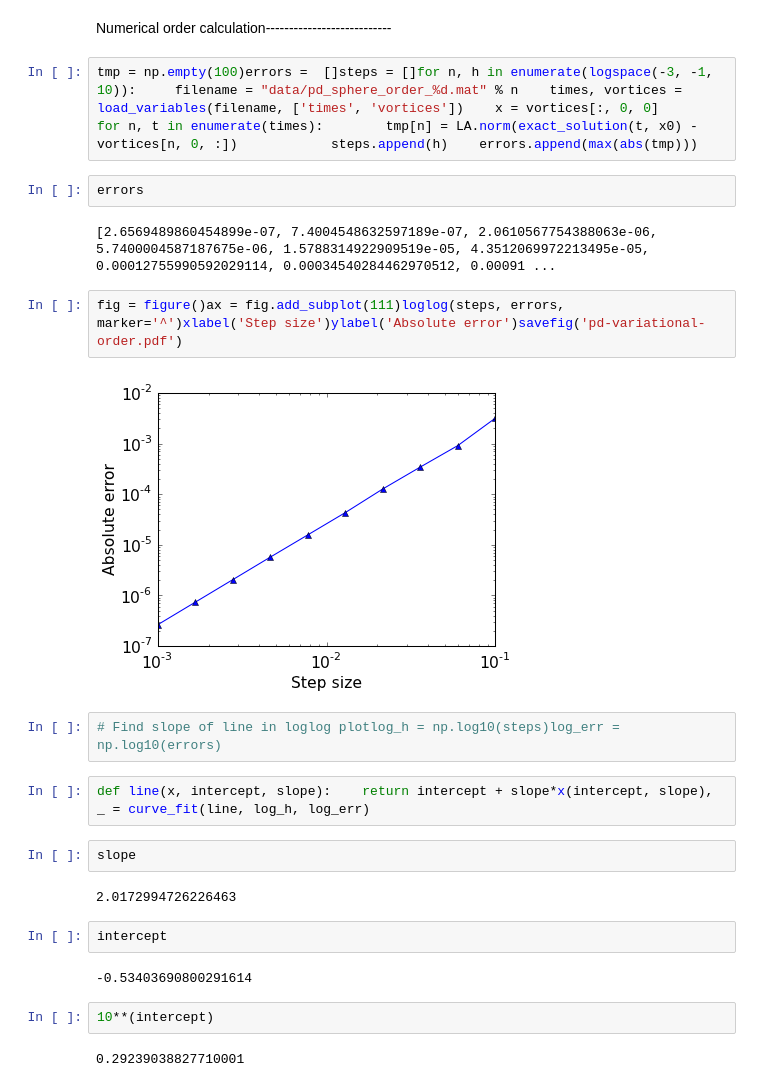
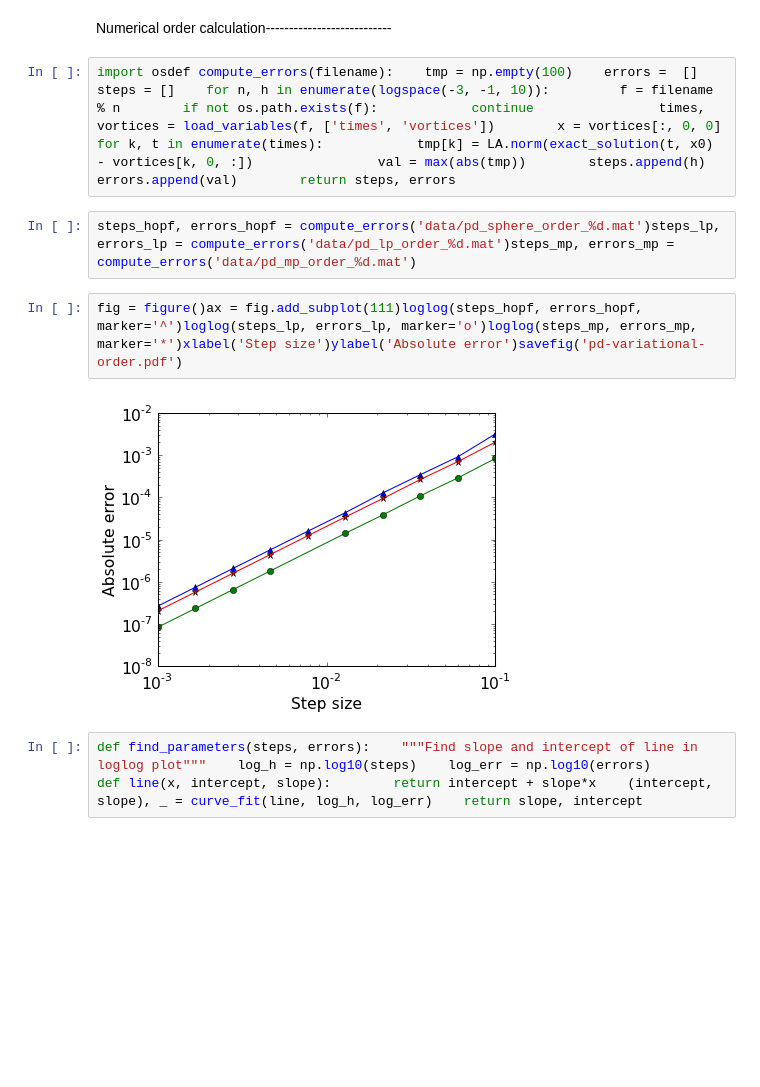
Before and after one commit to jvkersch/hopf-vortices, a Jupyter notebook: simulations/polvani_dritschel/Polvani-Dritschel vortex ring.ipynb, the cells around one changed output. Drawn from its saved outputs; the diff is of its cells as text; blank space fills up the shorter version.

```diff
--- a/simulations/polvani_dritschel/Polvani-Dritschel vortex ring.ipynb
+++ b/simulations/polvani_dritschel/Polvani-Dritschel vortex ring.ipynb
@@ -102,28 +104,12 @@ fig = figure()ax = fig.add_subplot(111)semilogy(times_hopf_long, s_hopf, label='
 # %% [markdown]
 Numerical order calculation---------------------------
 # %%
-tmp = np.empty(100)errors =  []steps = []for n, h in enumerate(logspace(-3, -1, 10)):     filename = "data/pd_sphere_order_%d.mat" % n    times, vortices = load_variables(filename, ['times', 'vortices'])    x = vortices[:, 0, 0]        for n, t in enumerate(times):        tmp[n] = LA.norm(exact_solution(t, x0) - vortices[n, 0, :])            steps.append(h)    errors.append(max(abs(tmp)))
+import osdef compute_errors(filename):    tmp = np.empty(100)    errors =  []    steps = []    for n, h in enumerate(logspace(-3, -1, 10)):         f = filename % n        if not os.path.exists(f):            continue                times, vortices = load_variables(f, ['times', 'vortices'])        x = vortices[:, 0, 0]            for k, t in enumerate(times):            tmp[k] = LA.norm(exact_solution(t, x0) - vortices[k, 0, :])                val = max(abs(tmp))        steps.append(h)        errors.append(val)        return steps, errors
-# %%
-errors
-# %% [output]
-[2.6569489860454899e-07, 7.4004548632597189e-07, 2.0610567754388063e-06, 5.7400004587187675e-06, 1.5788314922909519e-05, 4.3512069972213495e-05, 0.00012755990592029114, 0.00034540284462970512, 0.00091 ...
+# %%
+steps_hopf, errors_hopf = compute_errors('data/pd_sphere_order_%d.mat')steps_lp, errors_lp = compute_errors('data/pd_lp_order_%d.mat')steps_mp, errors_mp = compute_errors('data/pd_mp_order_%d.mat')
 # %%
-fig = figure()ax = fig.add_subplot(111)loglog(steps, errors, marker='^')xlabel('Step size')ylabel('Absolute error')savefig('pd-variational-order.pdf')
+fig = figure()ax = fig.add_subplot(111)loglog(steps_hopf, errors_hopf, marker='^')loglog(steps_lp, errors_lp, marker='o')loglog(steps_mp, errors_mp, marker='*')xlabel('Step size')ylabel('Absolute error')savefig('pd-variational-order.pdf')
 # %% [output]
-[figure, old version]
+[figure, new version]
 # %%
-# Find slope of line in loglog plotlog_h = np.log10(steps)log_err = np.log10(errors)
+def find_parameters(steps, errors):    """Find slope and intercept of line in loglog plot"""    log_h = np.log10(steps)    log_err = np.log10(errors)        def line(x, intercept, slope):        return intercept + slope*x    (intercept, slope), _ = curve_fit(line, log_h, log_err)    return slope, intercept
-# %%
-def line(x, intercept, slope):    return intercept + slope*x(intercept, slope), _ = curve_fit(line, log_h, log_err)
-# %%
-slope
-# %% [output]
-2.0172994726226463
-# %%
-intercept
-# %% [output]
--0.53403690800291614
-# %%
-10**(intercept)
-# %% [output]
-0.29239038827710001
```
Also changed, not shown: parts of 4 cells of this notebook, 11 other files.
